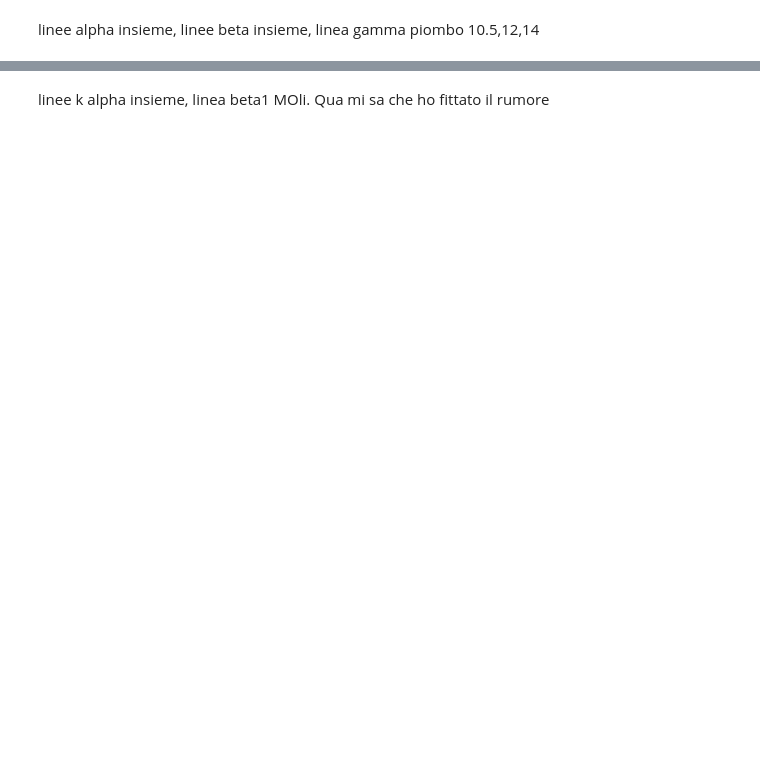
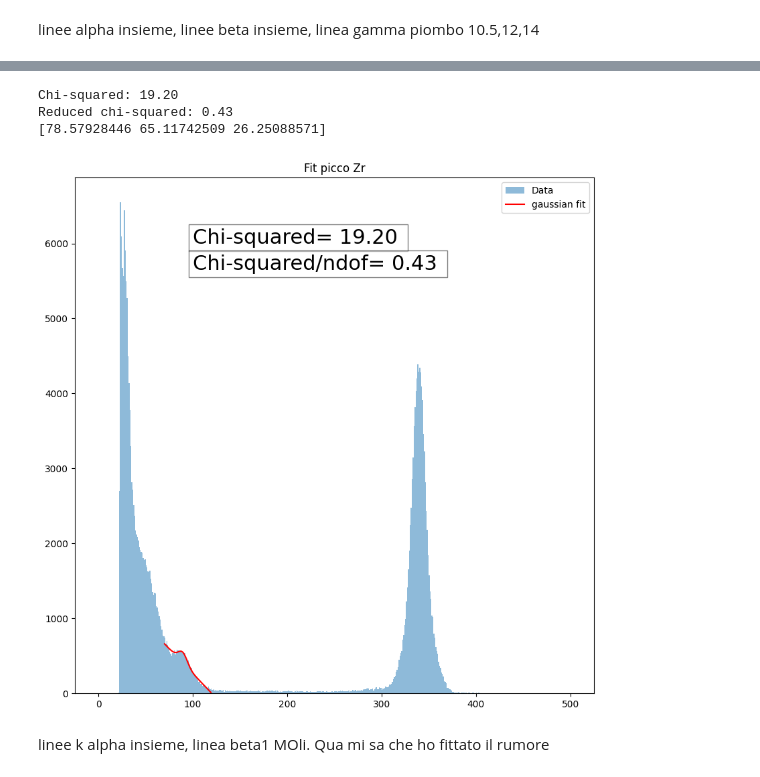
Before and after one commit to francescouni0/FisMedLab, a Jupyter notebook: Silici/Secondo Giorno/siliciGiorno2/fluorescenze.ipynb, the cells around one changed output, grey strips where cells are left out. Drawn from its saved outputs; the diff is of its cells as text; code cells hidden in the pictures; blank space fills up the shorter version.

```diff
--- a/Silici/Secondo Giorno/siliciGiorno2/fluorescenze.ipynb
+++ b/Silici/Secondo Giorno/siliciGiorno2/fluorescenze.ipynb
@@ -258,2 +150,61 @@ Reduced chi-squared: 3.83
+# %%
+def lorentzian2(x, amplitude, mean, stddev,m,b):
+    return amplitude * np.exp(-(x - mean) ** 2 / (2 * stddev ** 2))-m*x+b
+
+def lorentzian(x, amplitude, mean, stddev):
+    return amplitude * np.exp(-(x - mean) ** 2 / (2 * stddev ** 2) )
+
+
+# Load the data and create the x and y arrays
+x=np.linspace(0,500,500)
+
+y = Zr[70:120]-noise[70:120]
+x1 = x[70:120]
+
+
+# Plot the data
+plt.title('Fit picco Zr')
+plt.hist(x,weights= Zr[0:500]-noise[0:500], label='Data',alpha=0.5,bins=500)
+
+# Fit the lorentzian to the data using curve_fit
+
+p0 = [600, 90, 10,10,1000]  # Initial guesses for amplitude, mean, and stddev
+coeff, var_matrix = curve_fit(lorentzian2, x1, y, p0=p0)
+fit_y = lorentzian2(x1, *coeff)
+plt.plot(x1, fit_y, 'r-', label='gaussian fit')
+#plt.plot(x1, lorentzian(x1, *coeff[0:3]), 'g--', label='gaussian')
+
+E=np.append(E,[coeff[1]])
+dE=np.append(dE,[np.sqrt(var_matrix[1,1])])
+ds=np.append(ds,[np.sqrt(var_matrix[2,2])])
+s=np.append(s,[coeff[2]])
+
+
+# Calculate the chi-squared value
+residuals = y - fit_y
+chi2 = np.sum((residuals / fit_y) ** 2)
+dof = len(x1) - len(p0)  # Degrees of freedom
+reduced_chi2 = chi2 / dof
+print('Chi-squared: {:.2f}'.format(chi2))
+print('Reduced chi-squared: {:.2f}'.format(reduced_chi2))
+
+# Calculate the energy resolution (FWHM) of the peak
+fwhm1 =  (10*2.35)
+resolution = np.append(resolution,[(fwhm1/ coeff[1]) * 100])  # Convert to percentage
+
+print(resolution)
+plt.text(100, 6000, 'Chi-squared= {:.2f} '.format(chi2), fontsize=22, bbox=dict(facecolor='white', alpha=0.5))
+plt.text(100, 5650, 'Chi-squared/ndof= {:.2f} '.format(reduced_chi2), fontsize=22, bbox=dict(facecolor='white', alpha=0.5))
+
+
+
+# Add a legend and show the plot
+plt.legend()
+plt.show()
+# %% [output]
+Chi-squared: 19.20
+Reduced chi-squared: 0.43
+[78.57928446 65.11742509 26.25088571]
+[figure, added]
 # %% [markdown]
 linee k alpha insieme, linea beta1 MOli. Qua mi sa che ho fittato il rumore
```
Also changed, not shown: parts of 15 cells of this notebook, 14 other files.
